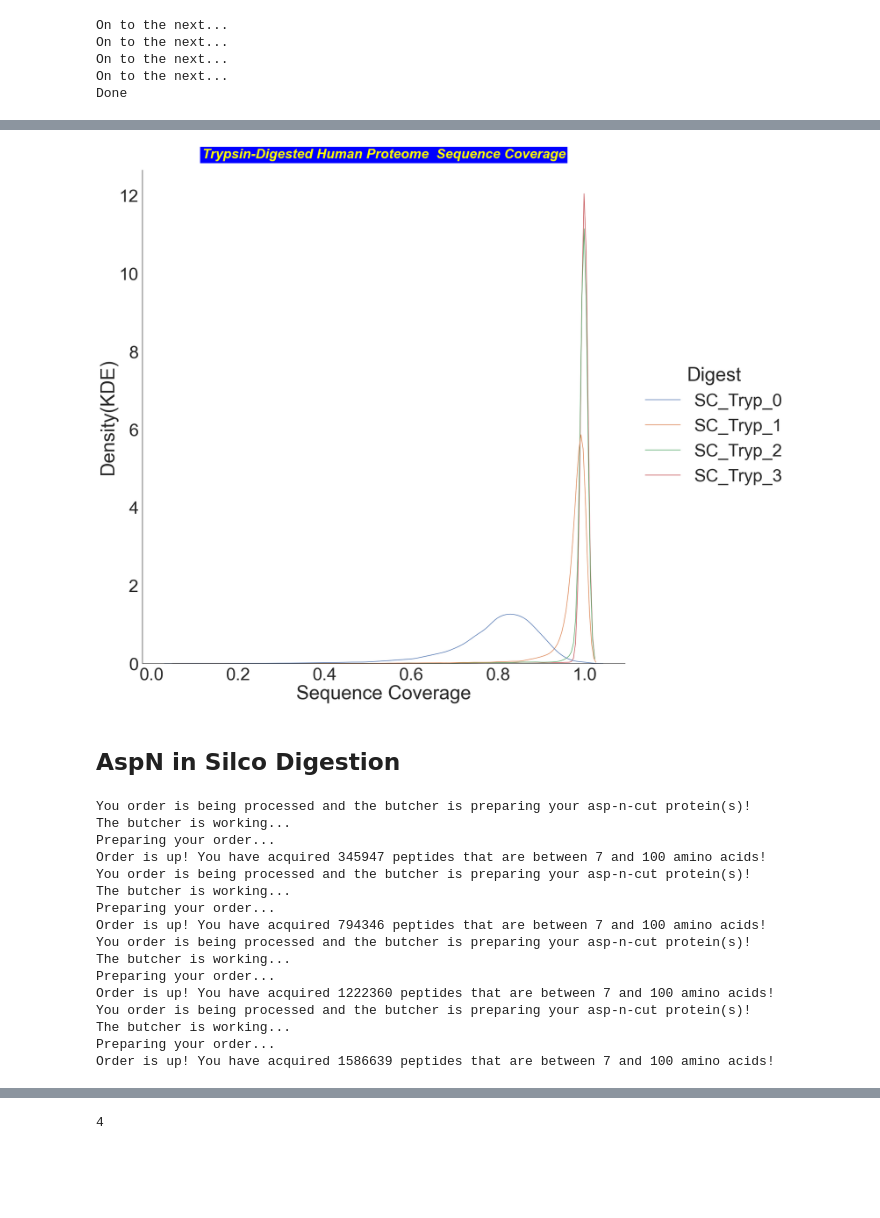
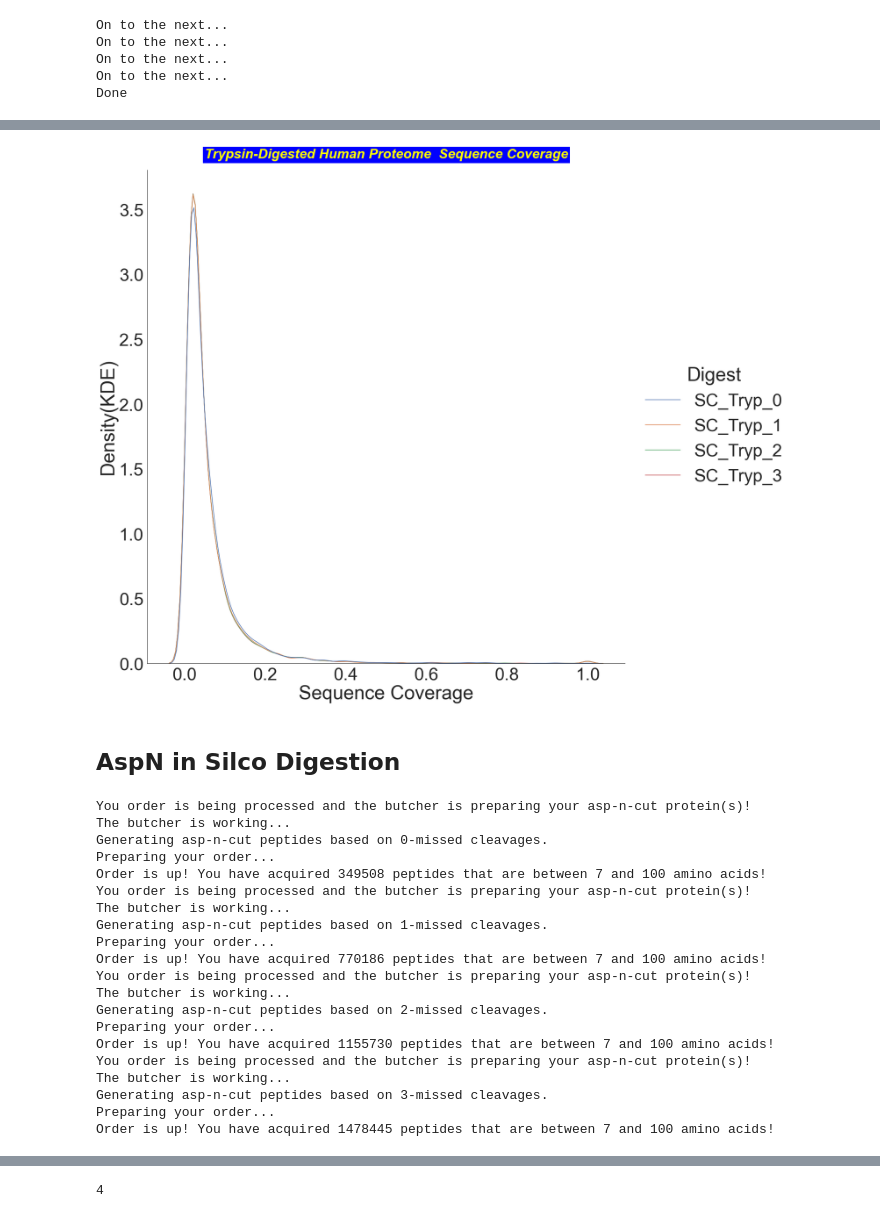
Before and after one commit to TTCooper-PhD/Limited_Proteolysis_Hive, a Jupyter notebook: HeLa/Unfractioned_Tryp_AspN_GluC/HeLa_1vs18hr_Shotgun.ipynb, the cells around one changed output, grey strips where cells are left out. Cells and saved outputs as stored; diff of their text form; code cells hidden in the pictures; blank space fills up the shorter version.

```diff
--- a/HeLa/Unfractioned_Tryp_AspN_GluC/HeLa_1vs18hr_Shotgun.ipynb
+++ b/HeLa/Unfractioned_Tryp_AspN_GluC/HeLa_1vs18hr_Shotgun.ipynb
@@ -162,13 +166,12 @@ def Pep2Pro(protein,peptides):
     return mask.sum(dtype=float) / mask.size
 # %%
 raw=Menu[["Peptide", "Gene"]].set_index("Gene").to_dict()["Peptide"]
-cov_df=pd.DataFrame()
+Tryp_Silico_Coverage=pd.DataFrame()
 i=0
 columns=["Tryp_0","Tryp_1","Tryp_2","Tryp_3",]
 for df in Tryp_Peptides:
     name=f"SC_{columns[i]}"
     x_list=list()
-    max_len=len(df)
     for gene, protein in raw.items():
         temp=df.loc[df.gene == gene]["peptide"]
         temp2=list(temp)
@@ -185,6 +188,4 @@ On to the next...
 On to the next...
 Done
 # %%
-cov_df.replace(0, np.nan, inplace=True)
+Tryp_Silico_Coverage.replace(np.nan, 0, inplace=True)
-# %%
-Tryp_Silico_Coverage=cov_df.copy()
@@ -191,20 +214,20 @@ Tryp_Silico_Coverage=cov_df.copy()
 # %%
 Tryp_Silico_Coverage.to_excel('Silico_Trypsin_Coverage.xlsx')
 # %%
-df1 = cov_df.stack().reset_index()
+df1 = Tryp_Silico_Coverage.stack().reset_index()
 df1.columns = ['Null','Digest','Coverage']
 df1.drop(['Null'], axis=1, inplace=True)
 sns.set(font_scale = 4)
 sns.set_style("white")
 
 g=sns.displot(
     data=df1,
     x="Coverage",hue="Digest",
     kind="kde", height=20,log_scale=(0,0),
 
 )
 plt.xlabel('Sequence Coverage', fontsize=48)
 plt.ylabel('Density(KDE)', fontsize=48)
 plt.title('Trypsin-Digested Human Proteome  Sequence Coverage',fontname='Arial',fontweight='bold',fontsize=34,pad=30,backgroundcolor='blue',color='yellow',style='oblique');
 # %% [output]
-[figure, old version]
+[figure, new version]
@@ -218,24 +239,28 @@ missed_sites=[0,1,2,3]
 enzyme="asp-n"
 AspN_Peptides=[]
 for site in missed_sites:
-    xx=f"AspN_{site}_dig"
-    z=Chef.ButcherShop(Menu,target="Peptide",identifier="Gene", rule='asp-n',missed=site,exception=None,min_length=7,max_length=100)
-    globals()[str(xx)]=Chef.Deli(z,meat_package=True)
-    AspN_Peptides.append(globals()[str(xx)])
+    x=f"AspN_{site}_dig"
+    zz=Chef.ButcherShop(Menu,target="Peptide",identifier="Gene", rule=enzyme,missed=site,exception=None,min_length=7,max_length=100)
+    globals()[str(x)]=Chef.Deli(zz,meat_package=True)
+    AspN_Peptides.append(globals()[str(x)])
 # %% [output]
 You order is being processed and the butcher is preparing your asp-n-cut protein(s)!
 The butcher is working...
+Generating asp-n-cut peptides based on 0-missed cleavages.
 Preparing your order...
-Order is up! You have acquired 345947 peptides that are between 7 and 100 amino acids!
+Order is up! You have acquired 349508 peptides that are between 7 and 100 amino acids!
 You order is being processed and the butcher is preparing your asp-n-cut protein(s)!
 The butcher is working...
+Generating asp-n-cut peptides based on 1-missed cleavages.
 Preparing your order...
-Order is up! You have acquired 794346 peptides that are between 7 and 100 amino acids!
+Order is up! You have acquired 770186 peptides that are between 7 and 100 amino acids!
 You order is being processed and the butcher is preparing your asp-n-cut protein(s)!
 The butcher is working...
+Generating asp-n-cut peptides based on 2-missed cleavages.
 Preparing your order...
-Order is up! You have acquired 1222360 peptides that are between 7 and 100 amino acids!
+Order is up! You have acquired 1155730 peptides that are between 7 and 100 amino acids!
 You order is being processed and the butcher is preparing your asp-n-cut protein(s)!
 The butcher is working...
+Generating asp-n-cut peptides based on 3-missed cleavages.
 Preparing your order...
-Order is up! You have acquired 1586639 peptides that are between 7 and 100 amino acids!
+Order is up! You have acquired 1478445 peptides that are between 7 and 100 amino acids!
```
Also changed, not shown: parts of 16 cells of this notebook, 2 other files.
